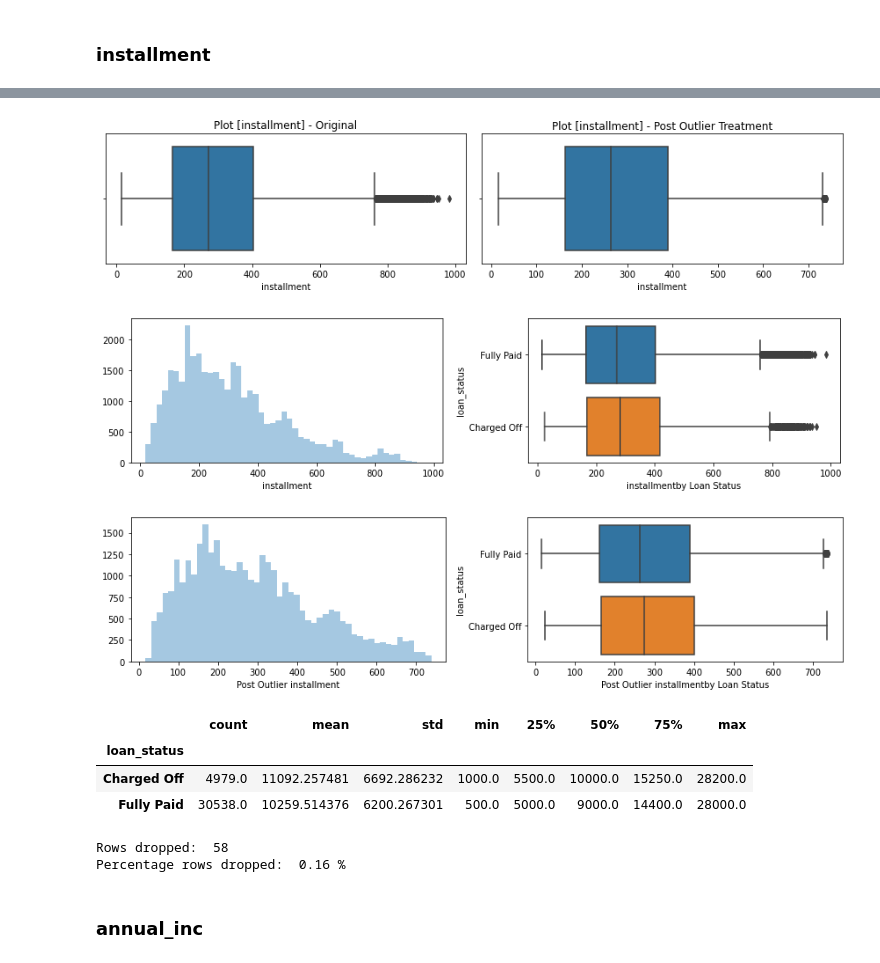
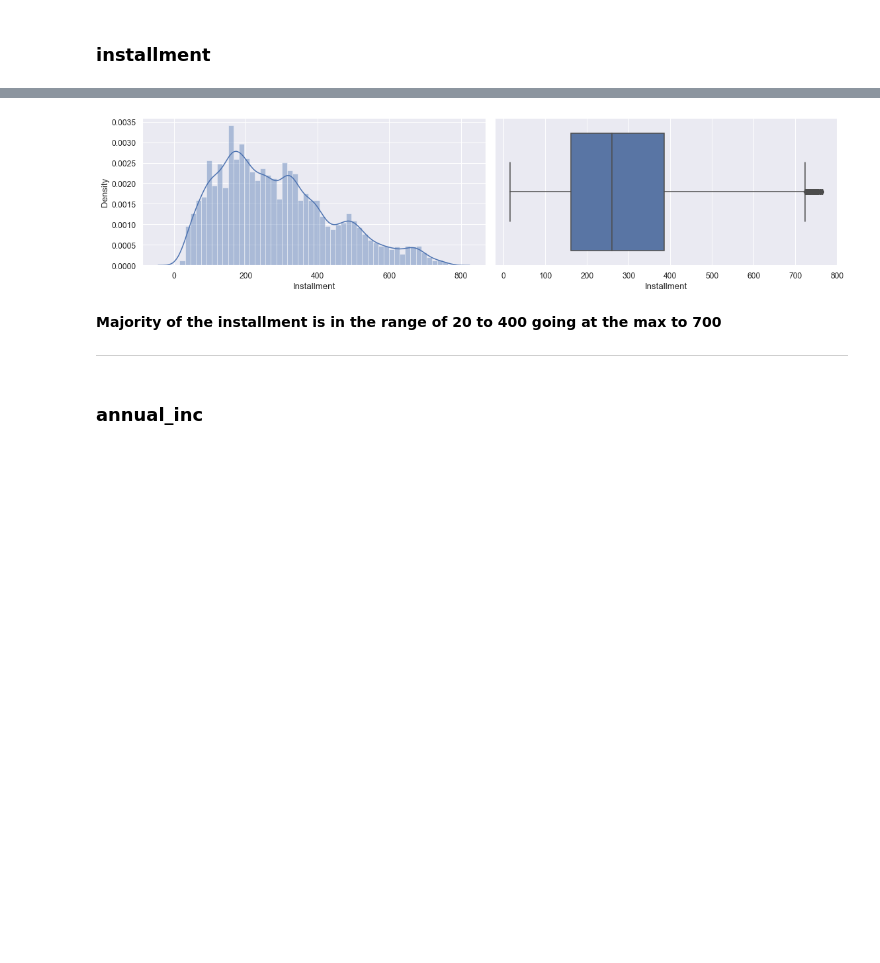
Before and after one commit to slahiri/LendingClubCaseStudy, a Jupyter notebook: Siddhartha_Lahiri.ipynb, the cells around one changed output, grey strips where cells are left out. Cells and saved outputs as stored; diff of their text form; code cells hidden in the pictures; blank space fills up the shorter version.

```diff
--- a/Siddhartha_Lahiri.ipynb
+++ b/Siddhartha_Lahiri.ipynb
@@ -698,2 +979,0 @@ column_analysis(loan, 'loan_amnt',1.4, True)
-# %%
-loan = treat_outlier(loan, 'loan_amnt', 1.4, True)
@@ -727,2 +992,0 @@ column_analysis(loan, 'funded_amnt')
-# %%
-loan = treat_outlier(loan, 'funded_amnt', 1.5, True)
@@ -756,2 +1001,0 @@ column_analysis(loan, 'funded_amnt_inv')
-# %%
-loan = treat_outlier(loan, 'funded_amnt_inv', 1.5, True)
@@ -785,2 +1010,0 @@ column_analysis(loan, 'int_rate')
-# %%
-loan = treat_outlier(loan, 'int_rate', 1.5, True)
@@ -804,17 +1016,9 @@ Name: installment, dtype: float64
 # %%
-column_analysis(loan, 'installment', 1.4)
+univariate_analysis(loan, 'installment')
 # %% [output]
-[figure, old version]
+[figure, new version]
-[figure, removed]
-[figure, removed]
-|  | count | mean | std | min | 25% | 50% | 75% | max |
-| loan_status |  |  |  |  |  |  |  |  |
-| Charged Off | 4979.0 | 11092.257481 | 6692.286232 | 1000.0 | 5500.0 | 10000.0 | 15250.0 | 28200.0 |
-| Fully Paid | 30538.0 | 10259.514376 | 6200.267301 | 500.0 | 5000.0 | 9000.0 | 14400.0 | 28000.0 |
-# %%
-loan = treat_outlier(loan, 'int_rate', 1.4, True)
-# %% [output]
-Rows dropped:  58
-Percentage rows dropped:  0.16 %
+# %% [markdown]
+**Majority of the installment is in the range of 20 to 400 going at the max to 700**
+***
 # %% [markdown]
 ### annual_inc
```
Also changed, not shown: parts of 225 cells of this notebook.
